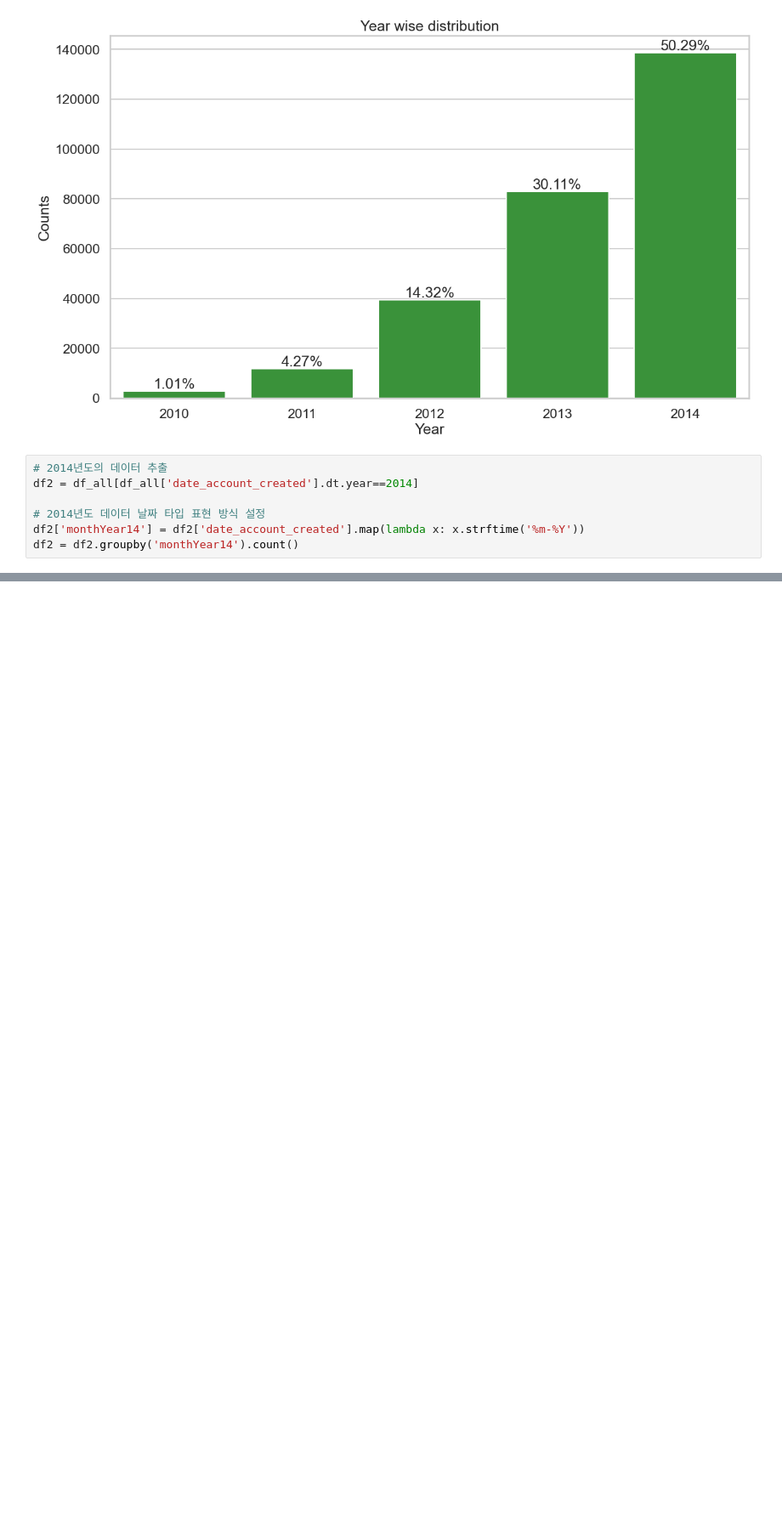
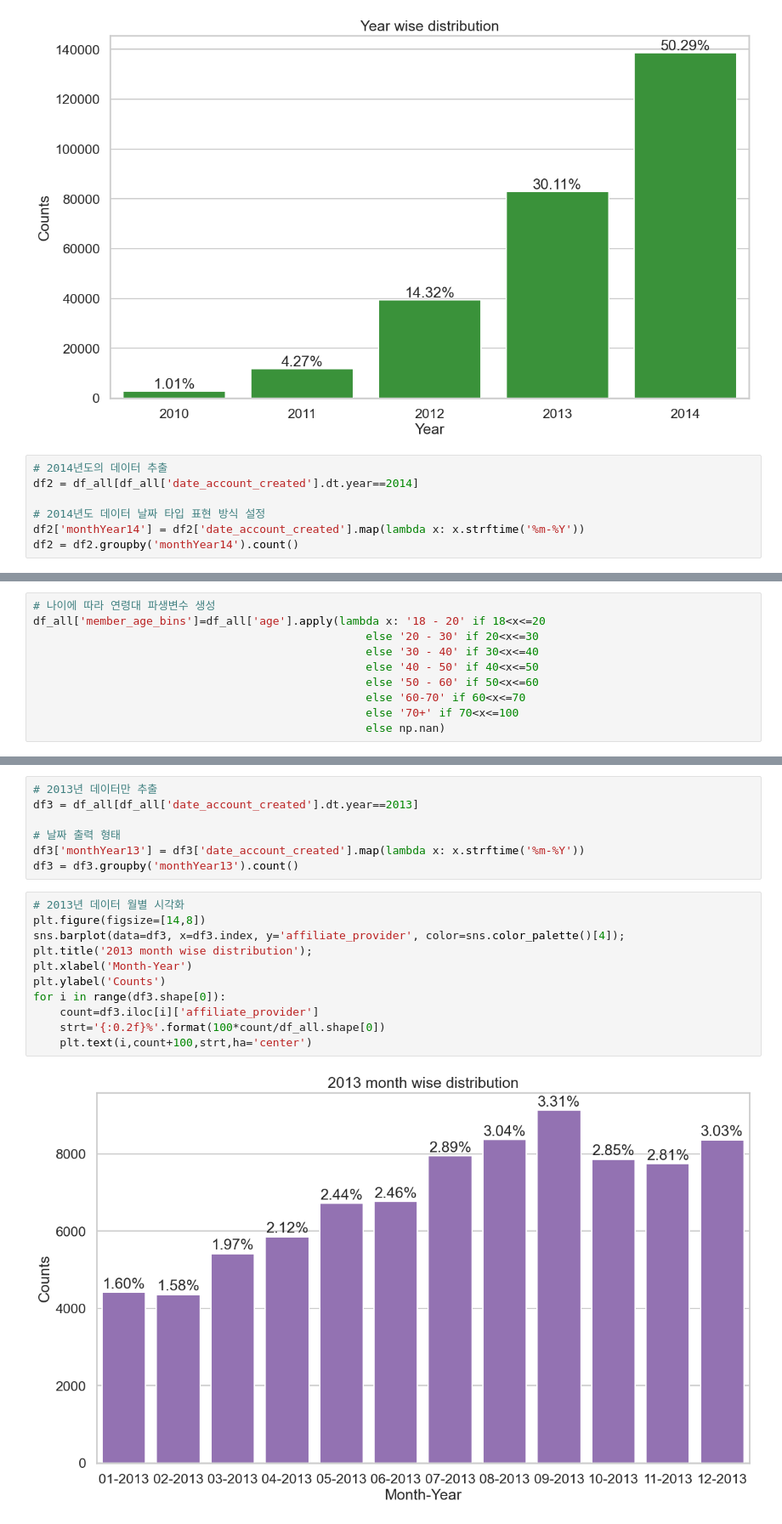
Before and after one commit to wumusill/Kaggul, a Jupyter notebook: Airbnb/airbnb.ipynb, the cells around one changed output, grey strips where cells are left out. Shown at 85% size. Drawn from its saved outputs; the diff is of its cells as text; blank space fills up the shorter version.

```diff
--- a/Airbnb/airbnb.ipynb
+++ b/Airbnb/airbnb.ipynb
@@ -295,3 +296,13 @@ for i in range(df2.shape[0]):
     plt.text(i, count+100, strt, ha='center')
 # %% [output]
 [figure]
+# %%
+# 나이에 따라 연령대 파생변수 생성
+df_all['member_age_bins']=df_all['age'].apply(lambda x: '18 - 20' if 18<x<=20
+                                                  else '20 - 30' if 20<x<=30
+                                                  else '30 - 40' if 30<x<=40
+                                                  else '40 - 50' if 40<x<=50
+                                                  else '50 - 60' if 50<x<=60
+                                                  else '60-70' if 60<x<=70
+                                                  else '70+' if 70<x<=100
+                                                  else np.nan)
@@ -297,0 +326,20 @@ for i in range(df2.shape[0]):
+# %%
+# 2013년 데이터만 추출
+df3 = df_all[df_all['date_account_created'].dt.year==2013]
+
+# 날짜 출력 형태
+df3['monthYear13'] = df3['date_account_created'].map(lambda x: x.strftime('%m-%Y'))
+df3 = df3.groupby('monthYear13').count()
+# %%
+# 2013년 데이터 월별 시각화
+plt.figure(figsize=[14,8])
+sns.barplot(data=df3, x=df3.index, y='affiliate_provider', color=sns.color_palette()[4]);
+plt.title('2013 month wise distribution');
+plt.xlabel('Month-Year')
+plt.ylabel('Counts')
+for i in range(df3.shape[0]):
+    count=df3.iloc[i]['affiliate_provider']
+    strt='{:0.2f}%'.format(100*count/df_all.shape[0])
+    plt.text(i,count+100,strt,ha='center')
+# %% [output]
+[figure, added]
```
Also changed, not shown: parts of 11 cells of this notebook, 1 other file.
